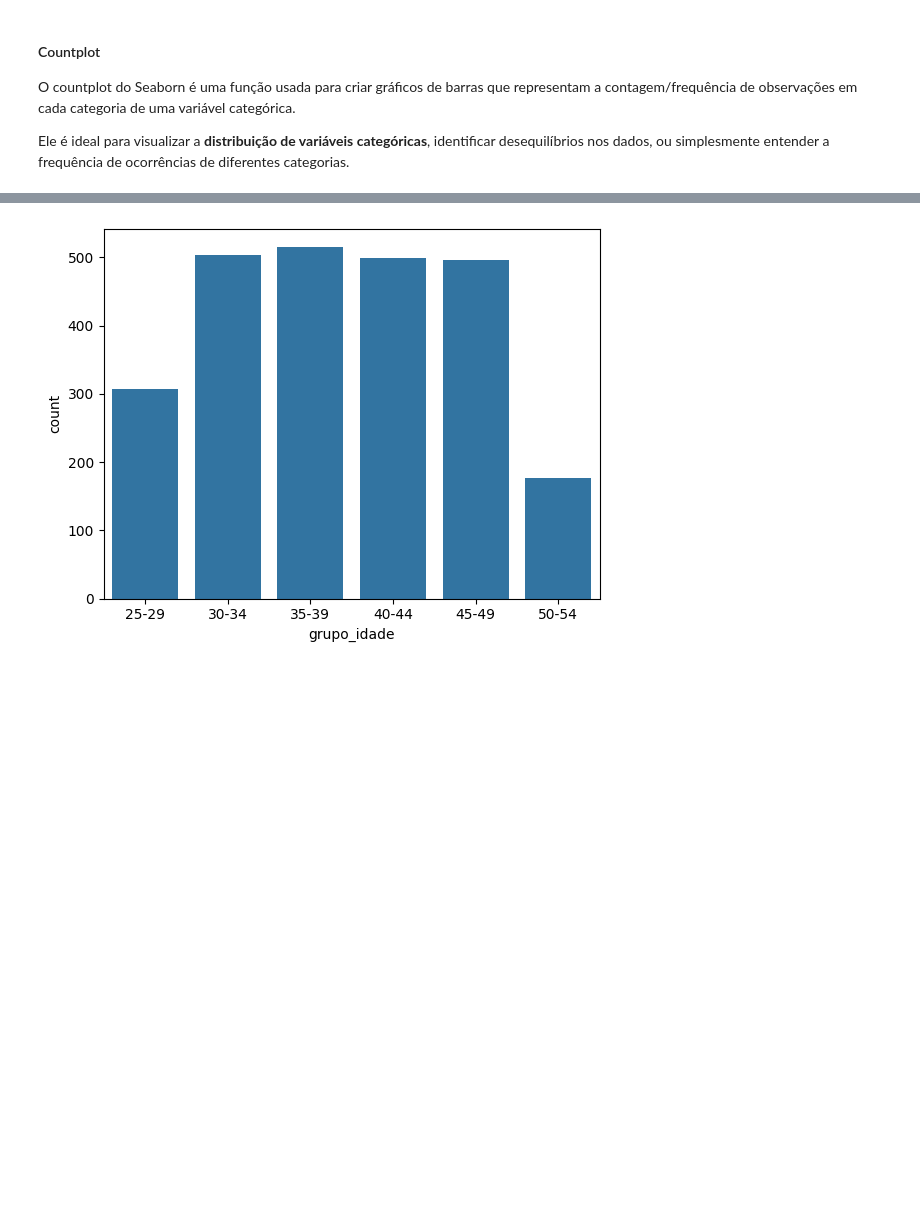
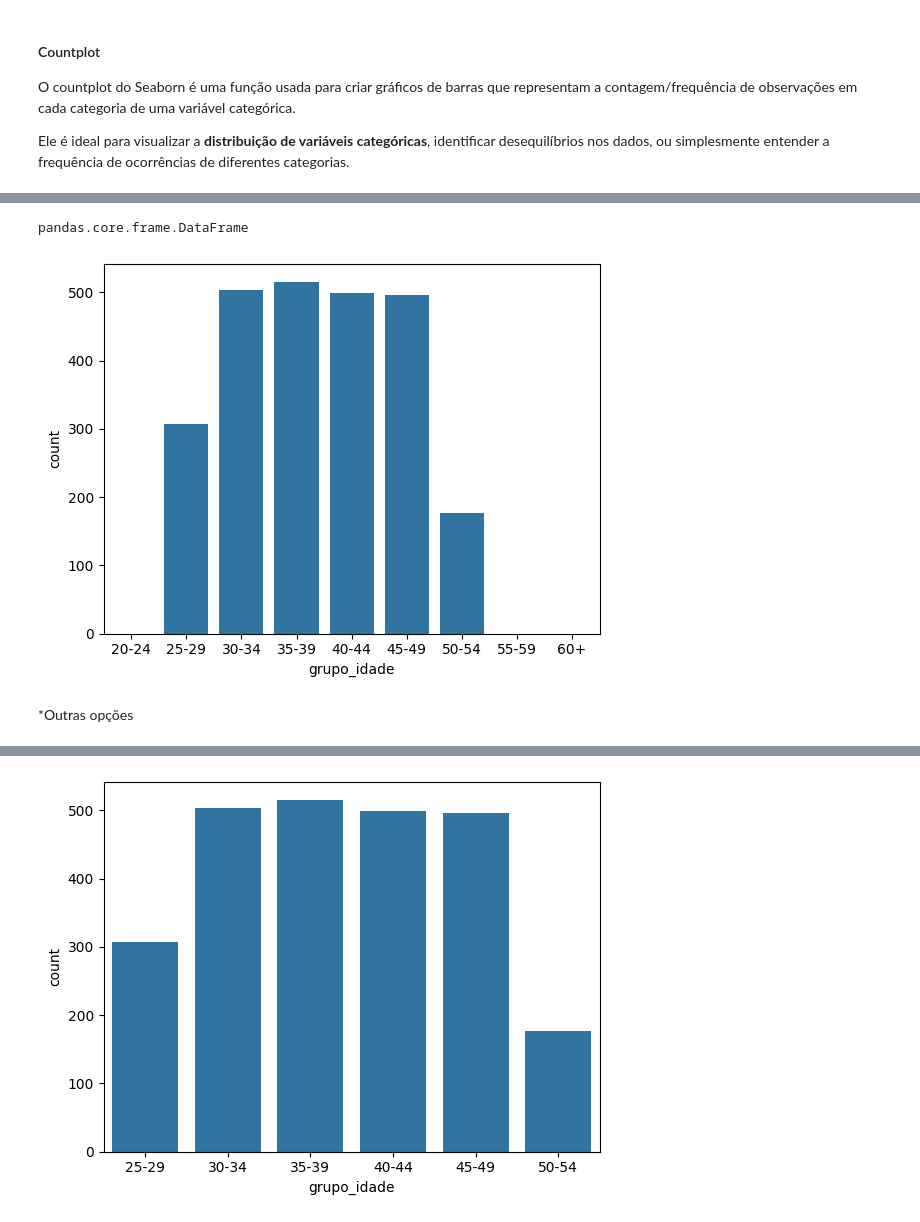
Before and after one commit to reprograma/on33-python-s14-analise-de-dados, a Jupyter notebook: material/s14_parte1.ipynb, the cells around one changed output, grey strips where cells are left out. Saved outputs shown, nothing was run; the diff lists cells and outputs as text; code cells hidden in the pictures; blank space fills up the shorter version.

```diff
--- a/material/s14_parte1.ipynb
+++ b/material/s14_parte1.ipynb
@@ -705,0 +844,14 @@ Name: count, dtype: int64
+# %%
+type(df_netflix[["grupo_idade"]]) #volta p um DF
+# %% [output]
+pandas.core.frame.DataFrame
+# %%
+#sns.countplot(data=df_netflix["grupo_idade"]) está em forma de series
+sns.countplot(data=df_netflix[["grupo_idade"]], x="grupo_idade")#DF - x="grupo_idade = coloca o range idade no eixo x
+plt.show()
+
+#sns.countplot(data=df_netflix[["grupo_idade"]].sort_values("grupo_idade"), x="grupo_idade")
+# %% [output]
+[figure, added]
+# %% [markdown]
+*Outras opções
```
Also changed, not shown: parts of 82 cells of this notebook, 9 other files.
